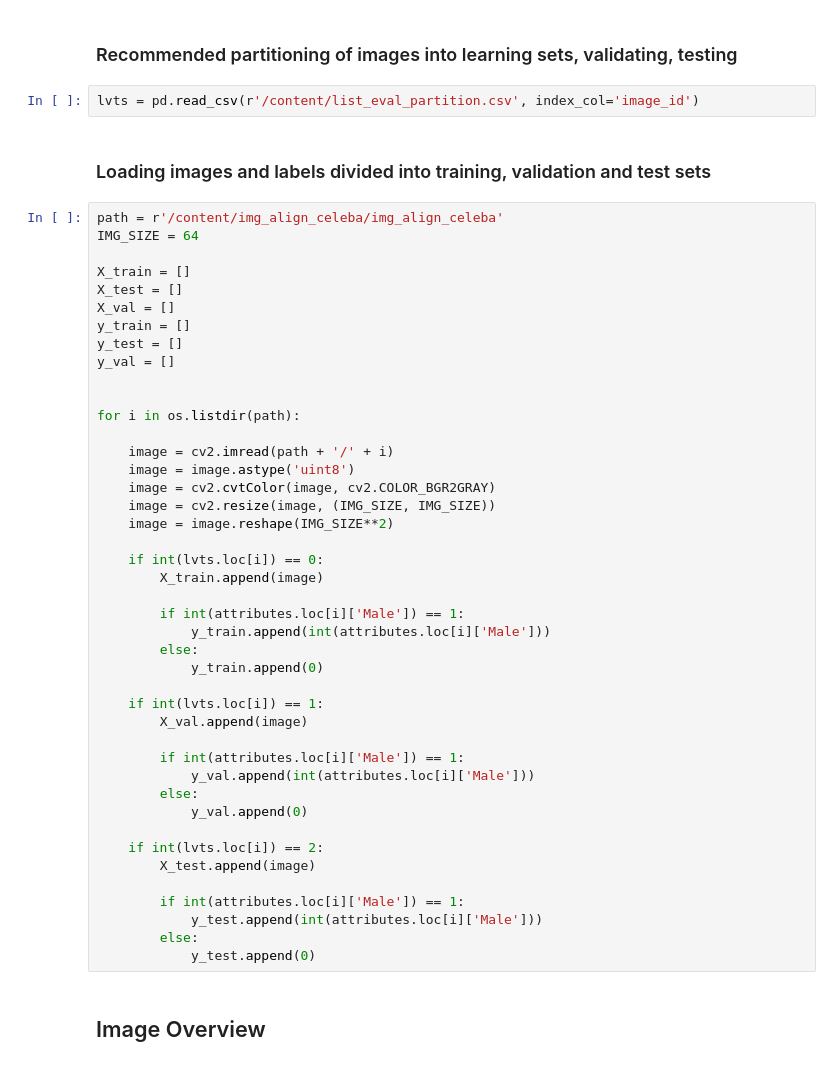
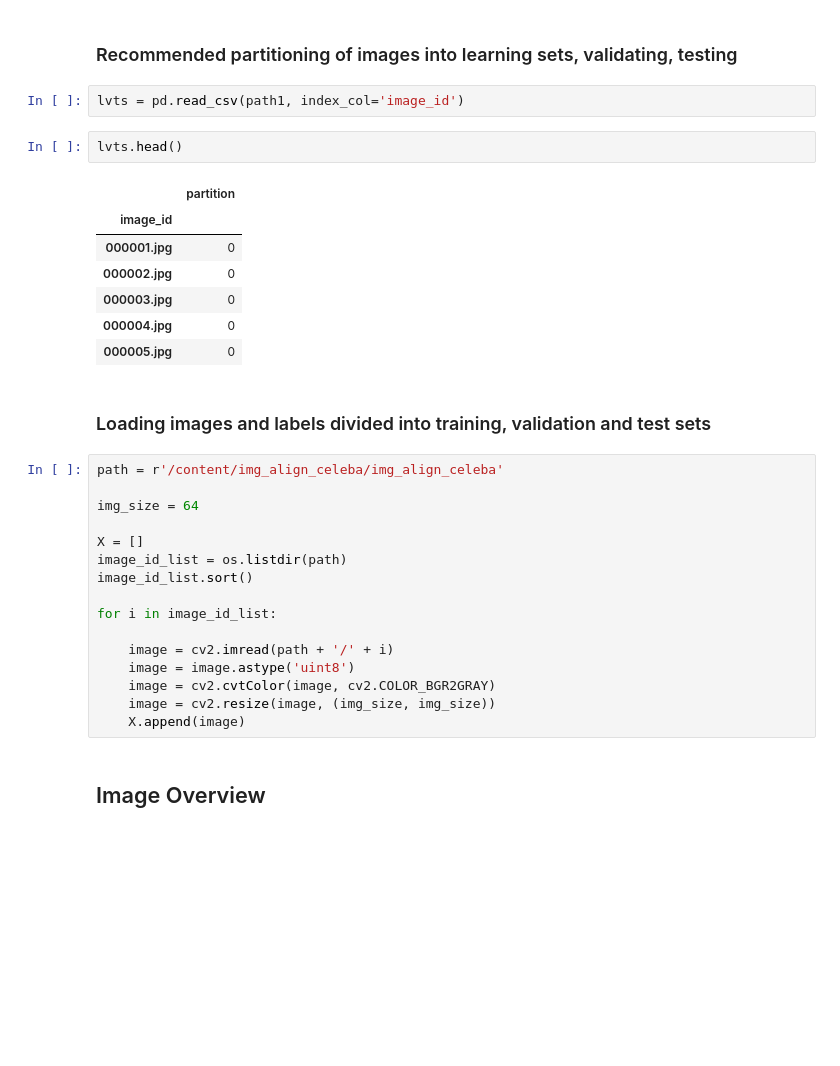
Before and after one commit to KacperWiniarski/CelebFaces, a Jupyter notebook: Gender.ipynb, the cells around one changed output. Drawn from its saved outputs; the diff is of its cells as text; blank space fills up the shorter version.

```diff
--- a/Gender.ipynb
+++ b/Gender.ipynb
@@ -25,52 +35,35 @@ attributes = pd.read_csv(r'/content/list_attr_celeba.csv', index_col= 'image_id'
 # %% [markdown]
 ### Recommended partitioning of images into learning sets, validating, testing
 # %%
-lvts = pd.read_csv(r'/content/list_eval_partition.csv', index_col='image_id')
+lvts = pd.read_csv(path1, index_col='image_id')
+# %%
+lvts.head()
+# %% [output]
+|  | partition |
+| image_id |  |
+| 000001.jpg | 0 |
+| 000002.jpg | 0 |
+| 000003.jpg | 0 |
+| 000004.jpg | 0 |
+| 000005.jpg | 0 |
 # %% [markdown]
 ### Loading images and labels divided into training, validation and test sets
 # %%
 path = r'/content/img_align_celeba/img_align_celeba'
-IMG_SIZE = 64
 
-X_train = []
-X_test = []
-X_val = []
-y_train = []
-y_test = []
-y_val = []
+img_size = 64
 
+X = []
+image_id_list = os.listdir(path)
+image_id_list.sort()
 
-for i in os.listdir(path):
+for i in image_id_list:
 
     image = cv2.imread(path + '/' + i)
     image = image.astype('uint8')
     image = cv2.cvtColor(image, cv2.COLOR_BGR2GRAY)
-    image = cv2.resize(image, (IMG_SIZE, IMG_SIZE))
-    image = image.reshape(IMG_SIZE**2)
-
-    if int(lvts.loc[i]) == 0:
-        X_train.append(image)
-
-        if int(attributes.loc[i]['Male']) == 1:
-            y_train.append(int(attributes.loc[i]['Male']))
-        else:
-            y_train.append(0)
-
-    if int(lvts.loc[i]) == 1:
-        X_val.append(image)
-
-        if int(attributes.loc[i]['Male']) == 1:
-            y_val.append(int(attributes.loc[i]['Male']))
-        else:
-            y_val.append(0)
-
-    if int(lvts.loc[i]) == 2:
-        X_test.append(image)
-
-        if int(attributes.loc[i]['Male']) == 1:
-            y_test.append(int(attributes.loc[i]['Male']))
-        else:
-            y_test.append(0)
+    image = cv2.resize(image, (img_size, img_size))
+    X.append(image)
 # %% [markdown]
 ## Image Overview
 # %% [markdown]
```
Also changed, not shown: parts of 20 cells of this notebook.
